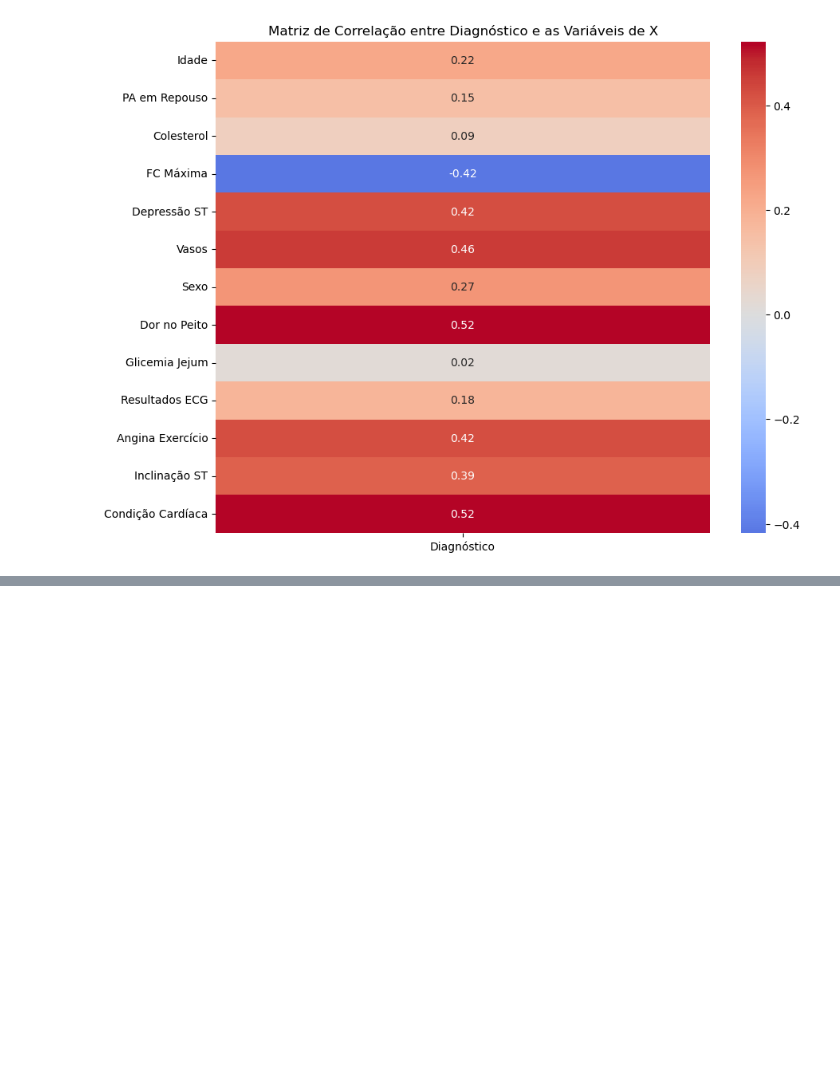
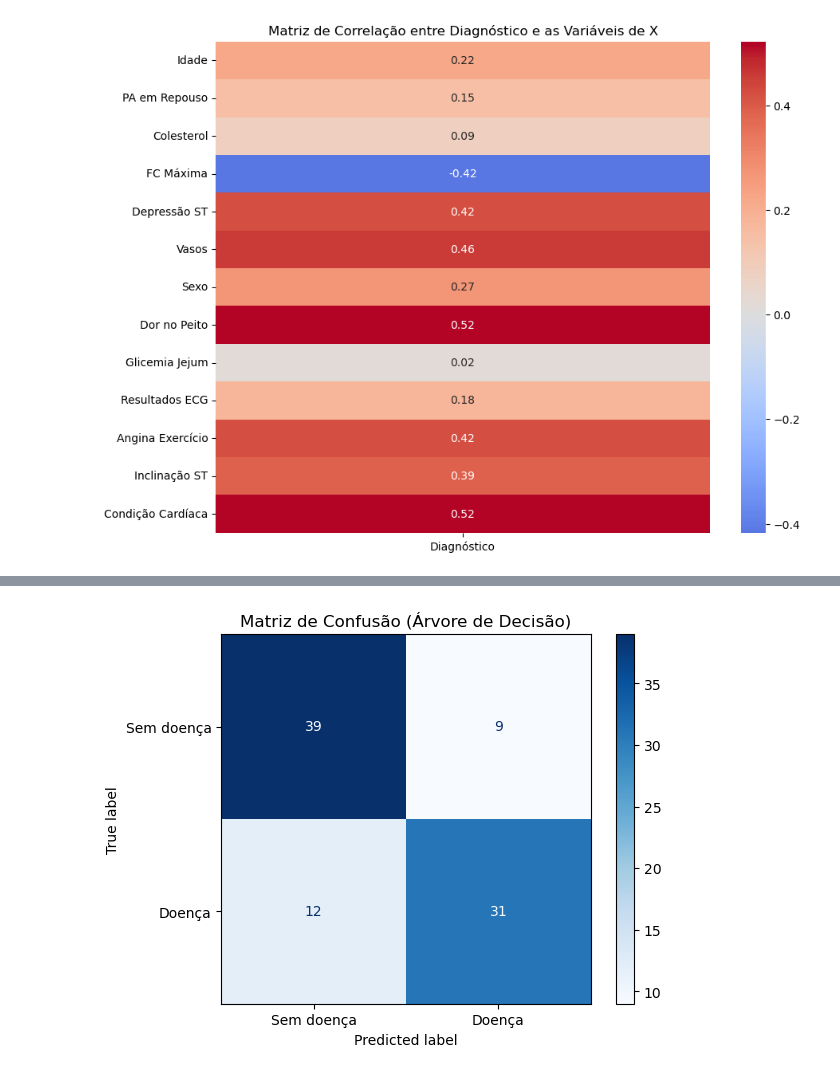
Before and after one commit to neocrz/heart_disease, a Jupyter notebook: note.ipynb, the cells around one changed output, grey strips where cells are left out. Cells and saved outputs as stored; diff of their text form; code cells hidden in the pictures; blank space fills up the shorter version.

```diff
--- a/note.ipynb
+++ b/note.ipynb
@@ -327,0 +450,83 @@ plt.show()
+# %%
+from sklearn.model_selection import train_test_split
+from sklearn.tree import DecisionTreeClassifier, plot_tree
+from sklearn.metrics import classification_report, roc_auc_score, roc_curve, confusion_matrix, ConfusionMatrixDisplay
+import matplotlib.pyplot as plt
+import pandas as pd
+from sklearn.tree import export_text
+
+# Se ainda não tiver os dados preparados, deve ser feita a divisão
+X_features = pd.concat([X[Xcat_info["Var"]], X[Xnum_info["Var"]]], axis=1)
+y_target = y["num"]
+
+# Separando os dados em treino e teste (70% treino, 30% teste)
+X_train, X_test, y_train, y_test = train_test_split(X_features, y_target, test_size=0.3, random_state=42)
+
+# Modelo de Árvore de Decisão
+decision_tree_model = DecisionTreeClassifier(random_state=42, max_depth=5, criterion='gini')
+
+# Treinamento do modelo com os dados de treino
+decision_tree_model.fit(X_train, y_train)
+
+# Predição com os dados de teste
+y_pred_tree = decision_tree_model.predict(X_test)
+y_pred_proba_tree = decision_tree_model.predict_proba(X_test)[:, 1]  # Probabilidades da classe positiva
+
+# Mapeamento de categorias para os valores previstos e reais
+y_pred_tree_series = pd.Series(y_pred_tree, index=y_test.index)
+y_pred_tree_mapped = y_pred_tree_series.map(y_category_map)
+y_test_tree_mapped = y_test.map(y_category_map)
+
+# Relatório de Classificação
+print("Relatório de Classificação (Árvore de Decisão):")
+print(classification_report(y_test_tree_mapped, y_pred_tree_mapped, target_names=list(y_category_map.values())))
+
+# AUC-ROC
+auc_roc_tree = roc_auc_score(y_test, y_pred_proba_tree)
+print(f"AUC-ROC (Árvore de Decisão): {auc_roc_tree:.3f}")
+
+# Matriz de Confusão
+cm_tree = confusion_matrix(y_test_tree_mapped, y_pred_tree_mapped, labels=list(y_category_map.values()))
+disp_tree = ConfusionMatrixDisplay(confusion_matrix=cm_tree, display_labels=list(y_category_map.values()))
+disp_tree.plot(cmap="Blues")
+plt.title("Matriz de Confusão (Árvore de Decisão)")
+plt.show()
+
+# Curva ROC
+fpr_tree, tpr_tree, thresholds_tree = roc_curve(y_test, y_pred_proba_tree)
+plt.figure(figsize=(8, 6))
+plt.plot(fpr_tree, tpr_tree, label=f'AUC = {auc_roc_tree:.3f}')
+plt.plot([0, 1], [0, 1], linestyle='--', color='gray')
+plt.title(f"Curva ROC ({y_info.iloc[0]['Nome']}) - Árvore de Decisão")
+plt.xlabel("Falso Positivo (FPR)")
+plt.ylabel("Verdadeiro Positivo (TPR)")
+plt.legend()
+plt.grid(True)
+plt.show()
+
+
+# Obtenha os nomes das variáveis em português
+cat_names = Xcat_info["Nome"].tolist()  # Nomes das variáveis categóricas
+num_names = Xnum_info["Nome"].tolist()  # Nomes das variáveis numéricas
+
+# Combine todos os nomes das variáveis
+feature_names = cat_names + num_names  # Lista completa de nomes das variáveis
+
+# Imprimir a árvore de decisão em formato de texto
+#tree_rules = export_text(decision_tree_model, feature_names=feature_names)
+#print("Árvore de Decisão (em formato de texto):")
+#print(tree_rules)
+
+# Visualização gráfica da Árvore de Decisão
+plt.figure(figsize=(40, 15))
+plot_tree(
+    decision_tree_model,
+    feature_names=feature_names,
+    class_names=list(y_category_map.values()),
+    filled=True,
+    rounded=True,
+    fontsize=10
+)
+plt.title("Árvore de Decisão")
+plt.show()
+# %% [output]
@@ -327,0 +544 @@ plt.show()
+[figure, added]
```
Also changed, not shown: parts of 15 cells of this notebook.
